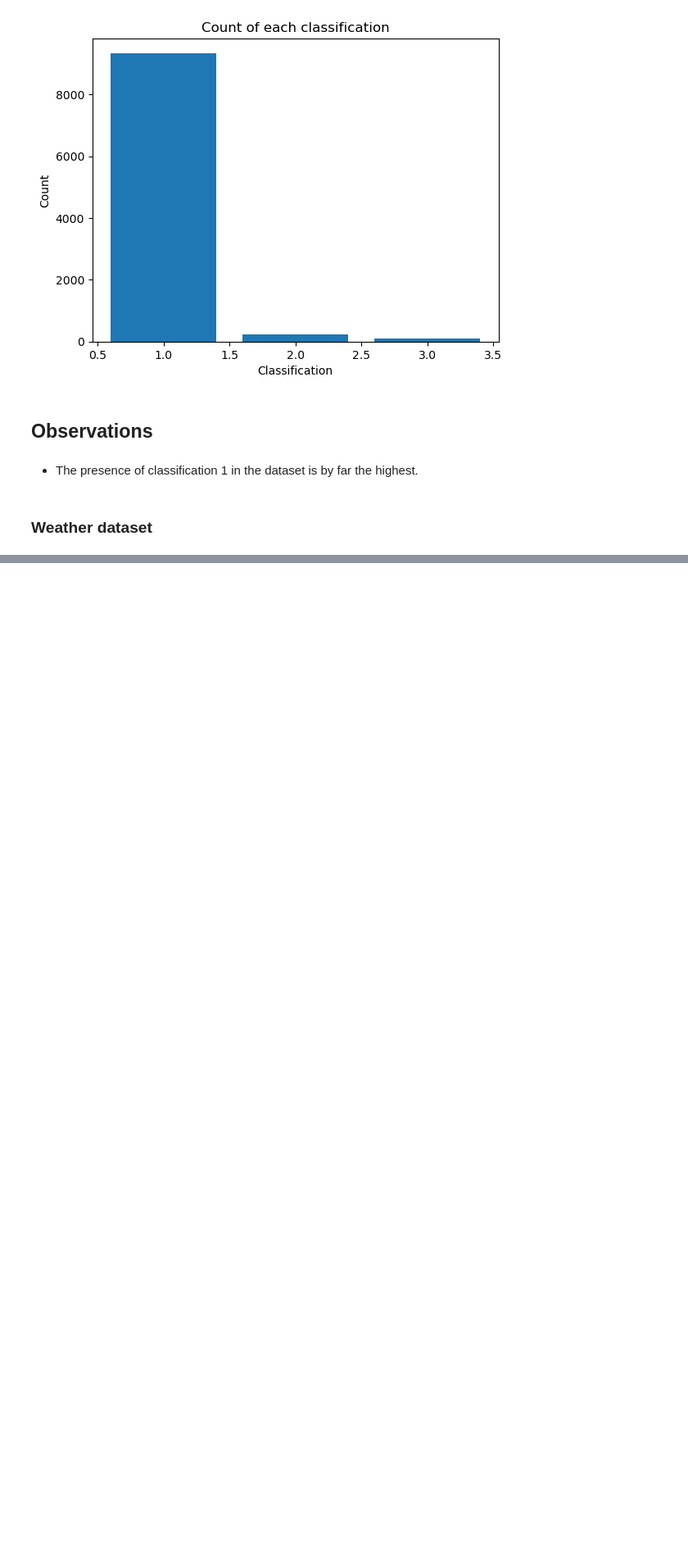
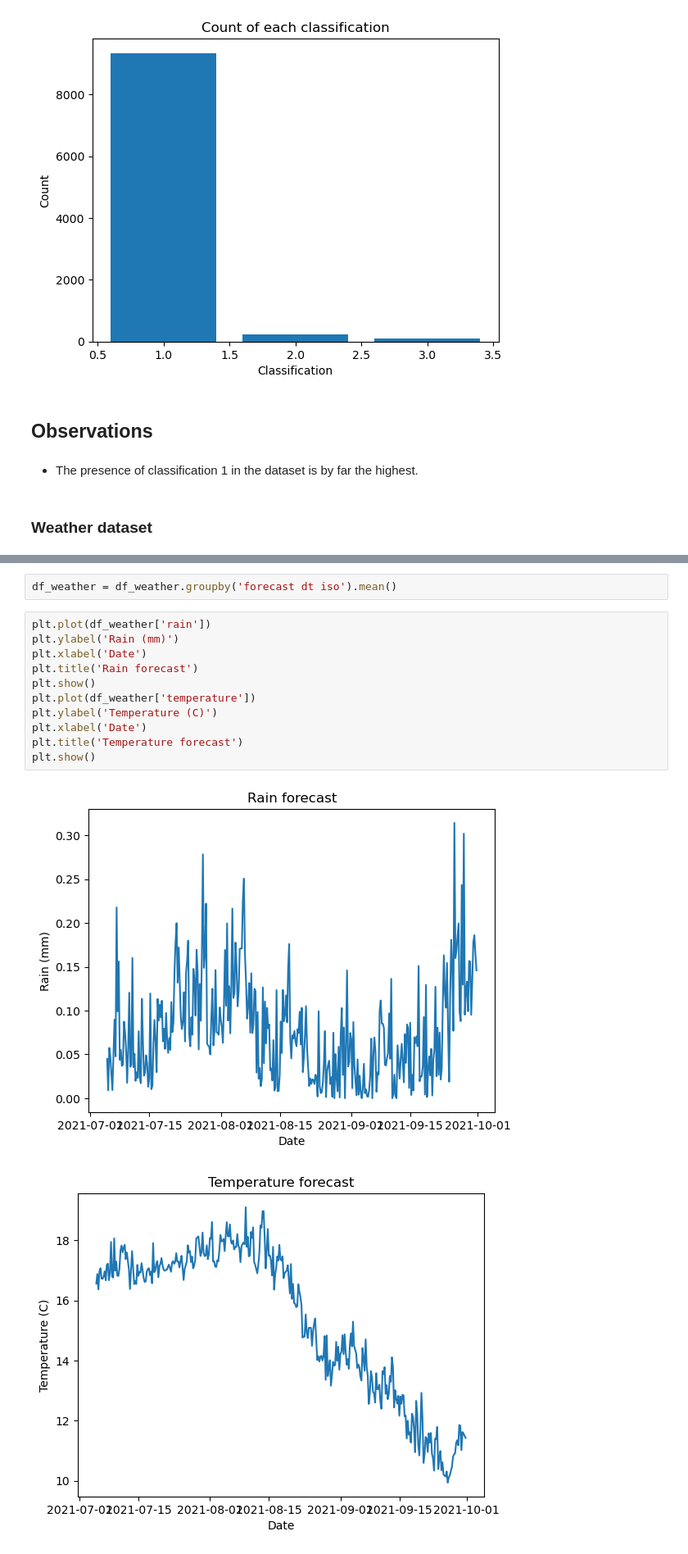
Before and after one commit to nsmarieke/final_project, a Jupyter notebook: data_exploration.ipynb, the cells around one changed output, grey strips where cells are left out. Shown at 82% size. Saved outputs shown, nothing was run; the diff lists cells and outputs as text; blank space fills up the shorter version.

```diff
--- a/data_exploration.ipynb
+++ b/data_exploration.ipynb
@@ -166,0 +161,16 @@ dtype: object
+# %%
+df_weather = df_weather.groupby('forecast dt iso').mean()
+# %%
+plt.plot(df_weather['rain'])
+plt.ylabel('Rain (mm)')
+plt.xlabel('Date')
+plt.title('Rain forecast')
+plt.show()
+plt.plot(df_weather['temperature'])
+plt.ylabel('Temperature (C)')
+plt.xlabel('Date')
+plt.title('Temperature forecast')
+plt.show()
+# %% [output]
+[figure, added]
+[figure, added]
```
Also changed, not shown: parts of 5 cells of this notebook.
